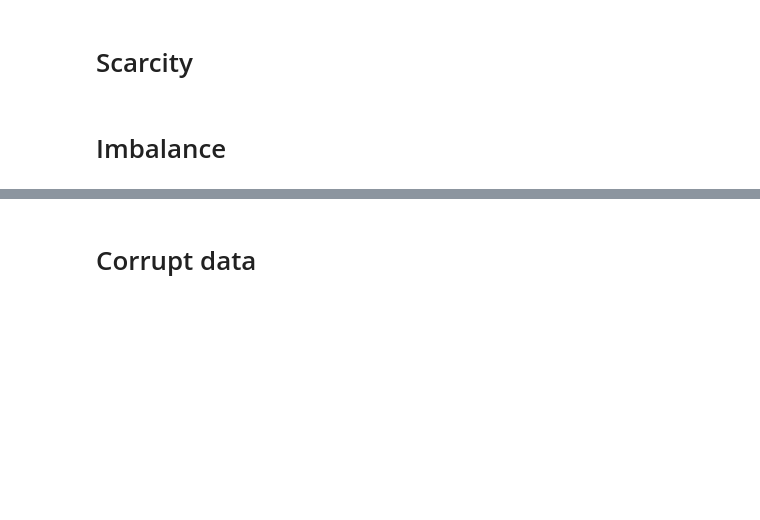
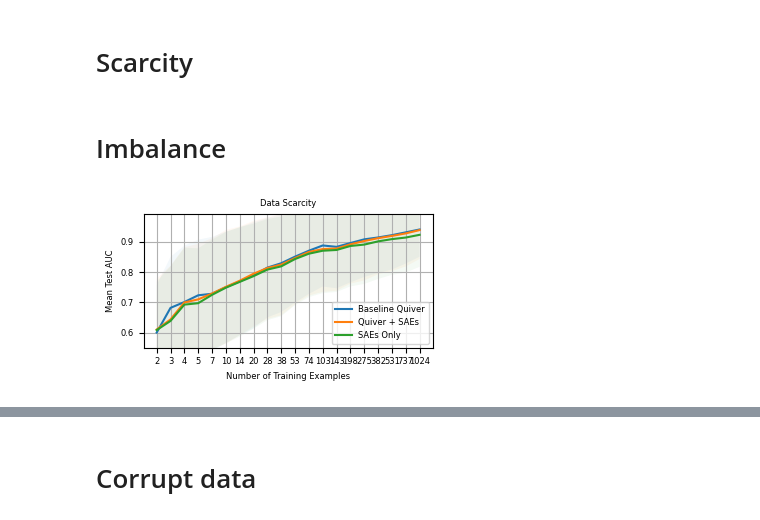
Before and after one commit to mganderson-goodfire/SAE-Probes, a Jupyter notebook: plot_combined.ipynb, the cells around one changed output, grey strips where cells are left out. Cells and saved outputs as stored; diff of their text form; code cells hidden in the pictures; blank space fills up the shorter version.

```diff
--- a/plot_combined.ipynb
+++ b/plot_combined.ipynb
@@ -75,12 +84,21 @@ def read_sae_imbalance(saeid = None):
     df = df[['test_f1', 'test_acc', 'test_auc', 'val_auc','method', 'ratio', 'dataset']]
     return df.reset_index(drop = True)
 
+def get_all_imbalance(ret = ['baseline', 'sae']):
+    dfs = []
+    if 'baseline' in ret:
+        dfs.append(read_results_imbalance())
+    if 'sae' in ret:
+        dfs.append(read_sae_imbalance())
+    if len(dfs) == 0:
+        raise ValueError('should never be here')
+    return pd.concat(dfs, ignore_index=True)
+
 def quiver_arrows_imbalance(sae = False):
-    df = read_results_imbalance()
+    ret = ['baseline']
     if sae:
-        sae = read_sae_imbalance()
-        df = pd.concat([df, sae], ignore_index=True)
-
+        ret = ['baseline', 'sae']
+    df = get_all_imbalance(ret)
     # Group by dataset and num_train, keep only row with highest val_auc
     # For ties, prefer rows with 'sae' in method name
     df['has_sae'] = df['method'].str.contains('sae')
@@ -94,3 +112,70 @@ def quiver_arrows_imbalance(sae = False):
     df = df.sort_values('has_sae', ascending=False)
     df = df.loc[df.groupby(['dataset', 'ratio'])['val_auc'].idxmax()]
     return df[['test_f1', 'test_acc', 'test_auc', 'val_auc','method', 'ratio', 'dataset']]
+# %%
+def plot_quiver_comp(target = 'Class Imbalance'):
+    # plots comparison between using quiver and just use saes only
+    metrics = {'Class Imbalance': 'ratio', 'Data Scarcity': 'num_train'}
+    metric_labels = {'Class Imbalance': 'Class Imbalance Ratio', 'Data Scarcity': 'Number of Training Examples'}
+    if target == 'Class Imbalance':
+        saeonly = get_all_imbalance(ret = ['sae'])
+        baselineonly = quiver_arrows_imbalance(sae = False)
+        saequiver = quiver_arrows_imbalance(sae = True)
+    elif target == 'Data Scarcity':
+        saeonly = get_all_scarcity(ret = ['sae'])
+        baselineonly = quiver_arrows_scarcity(sae = False)
+        saequiver = quiver_arrows_scarcity(sae = True)
+
+
+    labels = ['Baseline Quiver', 'Quiver + SAEs', 'SAEs Only']
+
+    plt.figure(figsize=(3.5,2))
+
+    all_means = []
+    for df, label in zip([baselineonly, saequiver, saeonly], labels):
+        # Group by dataset and ratio, get max val_auc row for each group
+        df_max = df.loc[df.groupby(['dataset', metrics[target]])['val_auc'].idxmax()]
+
+        # Calculate mean and std test_auc for each ratio
+        grouped = df_max.groupby(metrics[target])['test_auc']
+        mean_by_ratio = grouped.mean()
+        std_by_ratio = grouped.std()
+        all_means.extend(mean_by_ratio.values)
+
+        if target == 'Data Scarcity':
+            x_values = np.arange(len(mean_by_ratio))
+            plt.plot(x_values, mean_by_ratio.values, label=label, lw = 1.5)
+            plt.fill_between(x_values,
+                            mean_by_ratio.values - std_by_ratio.values,
+                            mean_by_ratio.values + std_by_ratio.values,
+                            alpha=0.05)
+        else:
+            plt.plot(mean_by_ratio.index, mean_by_ratio.values, label=label, lw = 1.5)
+            plt.fill_between(mean_by_ratio.index,
+                            mean_by_ratio.values - std_by_ratio.values,
+                            mean_by_ratio.values + std_by_ratio.values,
+                            alpha=0.05)
+
+    plt.xlabel(metric_labels[target])
+    plt.ylabel('Mean Test AUC')
+    plt.title(target)
+    plt.legend()
+    plt.grid(True)
+
+    # Set ylim based on mean values only
+    ymin = min(all_means)
+    ymax = max(all_means)
+    plt.ylim(max(0.5, ymin - 0.05), min(1.0, ymax + 0.05))
+
+    if target == 'Data Scarcity':
+        plt.xticks(np.arange(len(mean_by_ratio)), mean_by_ratio.index)
+
+    plt.tight_layout()
+
+    # Save plots
+    plt.savefig(f'figures/combined/{target}_noquiver_comp.pdf')
+    plt.savefig(f'figures/combined/{target}_noquiver_comp.png')
+    plt.show()
+plot_quiver_comp('Data Scarcity')
+# %% [output]
+[figure, added]
```
Also changed, not shown: parts of 4 cells of this notebook.
